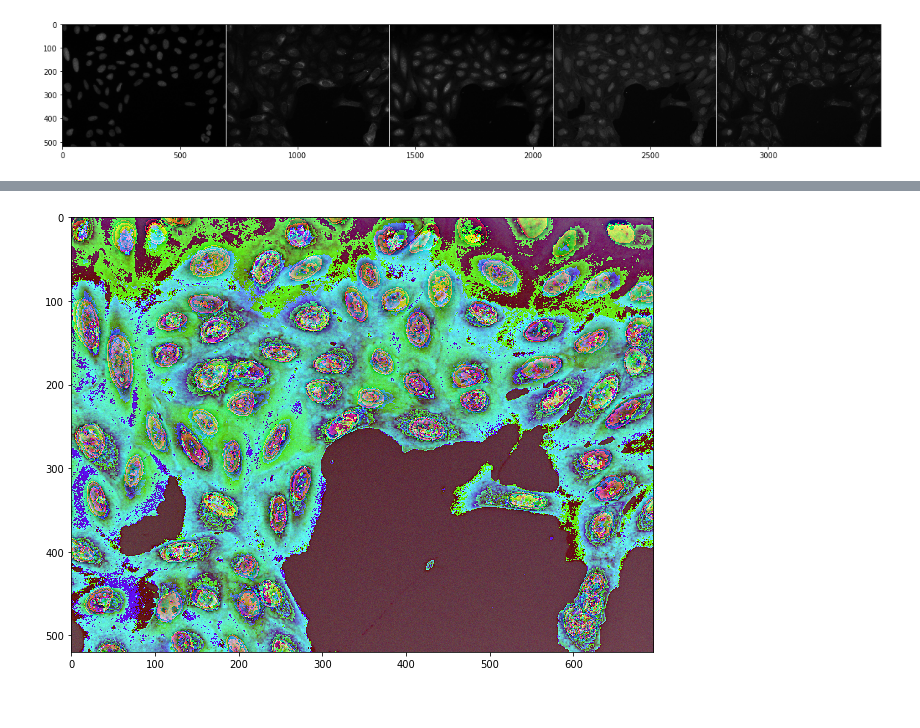
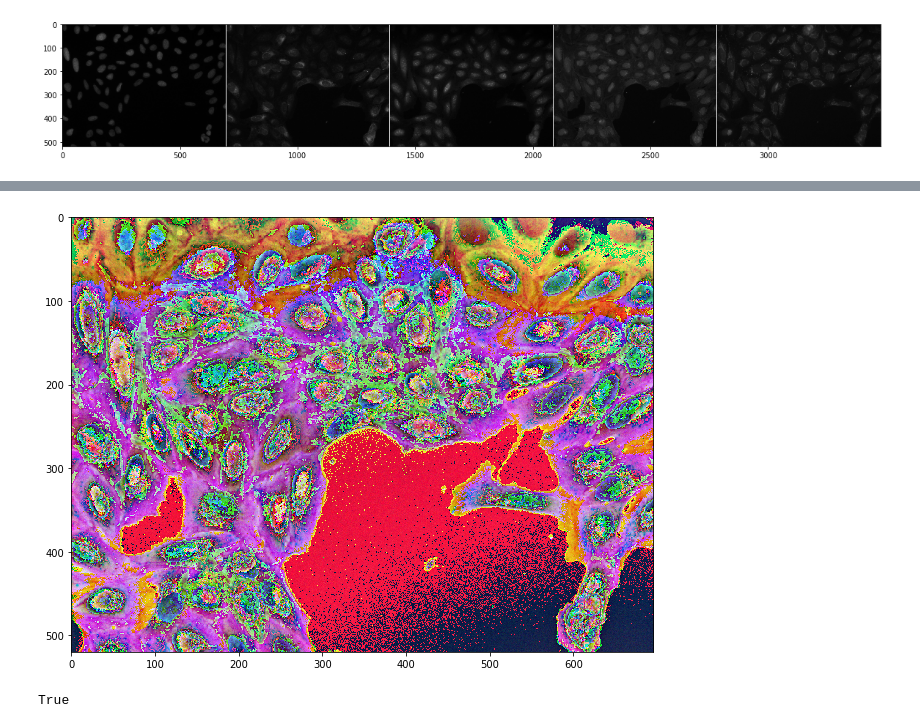
Before and after one commit to gitter-lab/pharmaco-image, a Jupyter notebook: image_processing.ipynb, the cells around one changed output, grey strips where cells are left out. Drawn from its saved outputs; the diff is of its cells as text; code cells hidden in the pictures.

Commit message:
Redo the processing on PS-fixed images

```diff
--- a/image_processing.ipynb
+++ b/image_processing.ipynb
@@ -84,9 +99,14 @@ plt.show()
 # %%
-# Display the first three channels
-merged_123 = cv2.merge((imgs[0], imgs[1], imgs[2])).astype(float)
+# Display the last three channels
+merged_345 = cv2.merge((imgs[4], imgs[3], imgs[2]))
+merged_345_float = merged_345.astype(float)
 
 plt.figure(figsize=(16,8))
-plt.imshow(merged_123)
+plt.imshow(merged_345_float)
 plt.show()
+
+# Save image
+cv2.imwrite('./plots/c345.tif', merged_345)
 # %% [output]
-[figure, old version]
+[figure, new version]
+True
```
Also changed, not shown: parts of 22 cells of this notebook, 6 other files.
